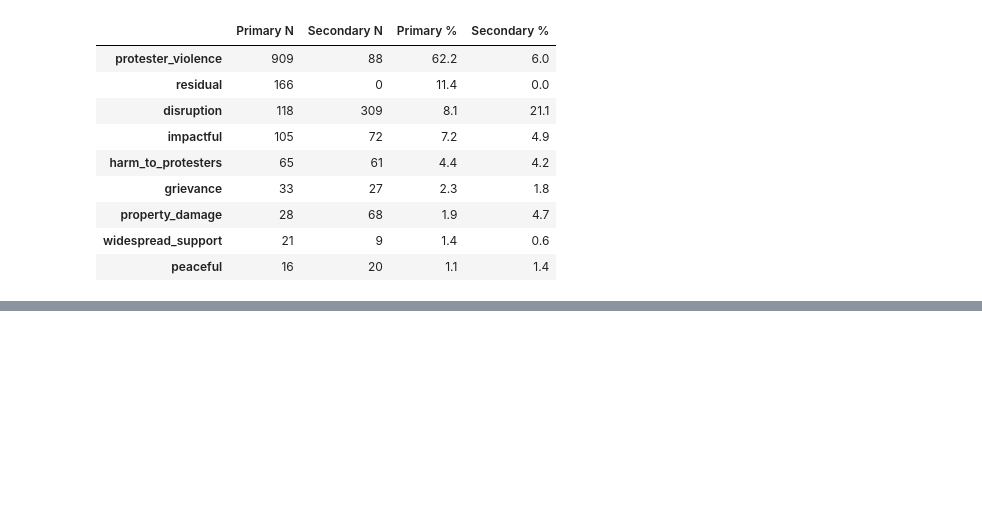
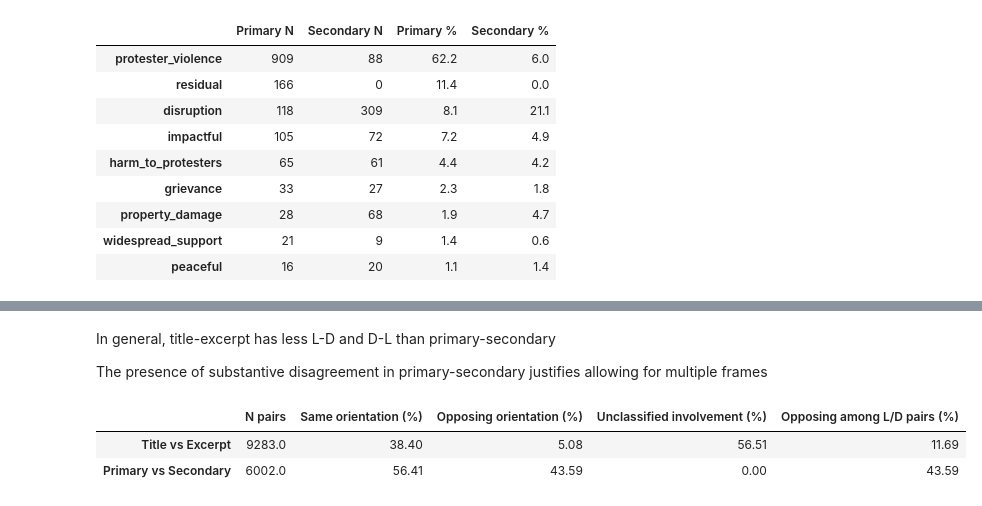
Before and after one commit to jjzhao12/protests_chai, a Jupyter notebook: analysis/RQ2.ipynb, the cells around one changed output, grey strips where cells are left out. Saved outputs shown, nothing was run; the diff lists cells and outputs as text; code cells hidden in the pictures; blank space fills up the shorter version.

```diff
--- a/analysis/multiframes.ipynb
+++ b/analysis/RQ2.ipynb
@@ -626,0 +642,41 @@ display(frame_freq.round(1))
+# %% [markdown]
+In general, title-excerpt has less L-D and D-L than primary-secondary
+
+The presence of substantive disagreement in primary-secondary justifies allowing for multiple frames
+# %%
+
+def consistency_summary(df, col1, col2):
+    pairs = df[[col1, col2]].dropna()
+    a, b = pairs[col1], pairs[col2]
+
+    same = ((a == "L") & (b == "L")) | ((a == "D") & (b == "D"))
+    opposing = ((a == "L") & (b == "D")) | ((a == "D") & (b == "L"))
+    unclassified = (a == "N") | (b == "N")
+
+    n = len(pairs)
+    substantive = (~unclassified).sum()
+
+    return pd.Series({
+        "N pairs": n,
+        "Same orientation (%)": round(100 * same.sum() / n, 2),
+        "Opposing orientation (%)": round(100 * opposing.sum() / n, 2),
+        "Unclassified involvement (%)": round(100 * unclassified.sum() / n, 2),
+        "Opposing among L/D pairs (%)": round(
+            100 * opposing.sum() / substantive, 2
+        ) if substantive else float("nan")
+    })
+
+summary = pd.DataFrame({
+    "Title vs Excerpt": consistency_summary(
+        df, "gpt_title_frame_group", "gpt_excerpt_primary_frame_group"
+    ),
+    "Primary vs Secondary": consistency_summary(
+        df, "gpt_excerpt_primary_frame_group", "gpt_excerpt_secondary_frame_group"
+    )
+}).T
+
+display(summary)
+# %% [output]
+|  | N pairs | Same orientation (%) | Opposing orientation (%) | Unclassified involvement (%) | Opposing among L/D pairs (%) |
+| Title vs Excerpt | 9283.0 | 38.40 | 5.08 | 56.51 | 11.69 |
+| Primary vs Secondary | 6002.0 | 56.41 | 43.59 | 0.00 | 43.59 |
```
Also changed, not shown: parts of 11 cells of this notebook, 9 other files.
